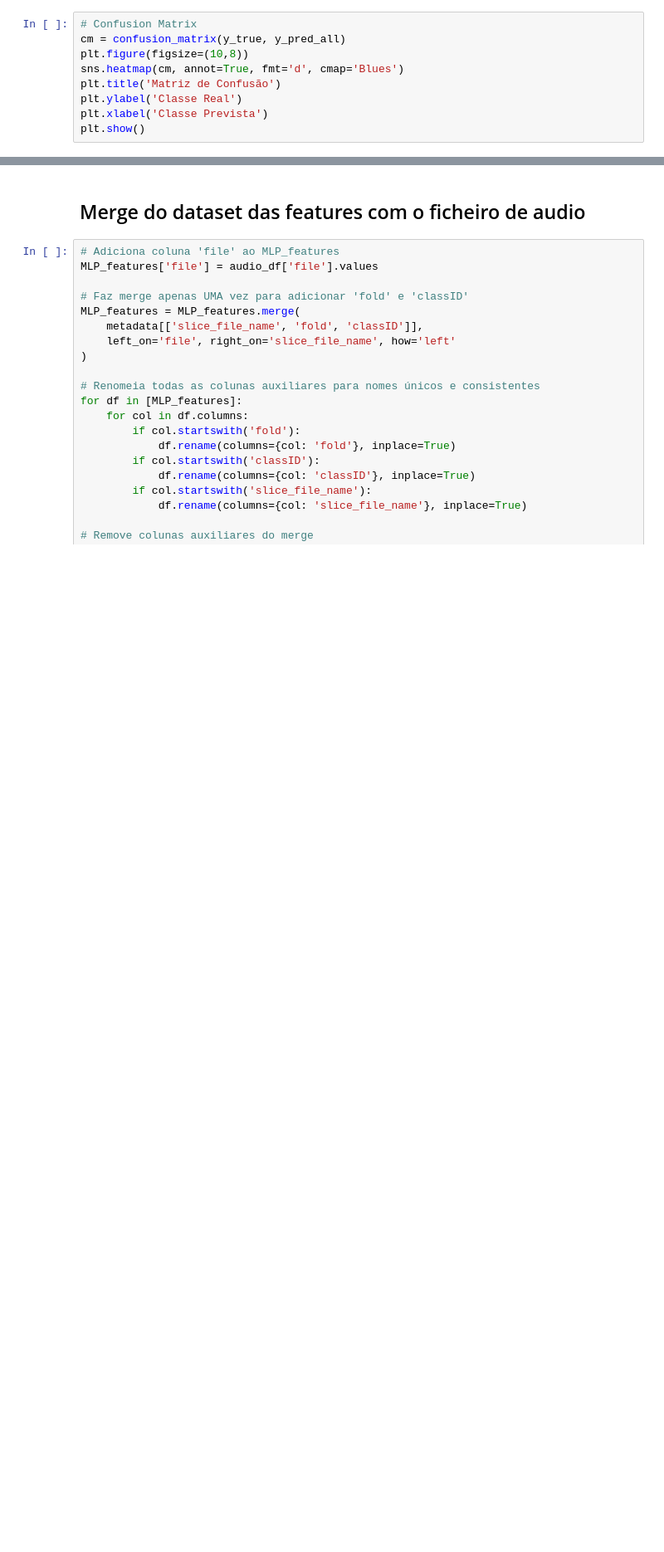
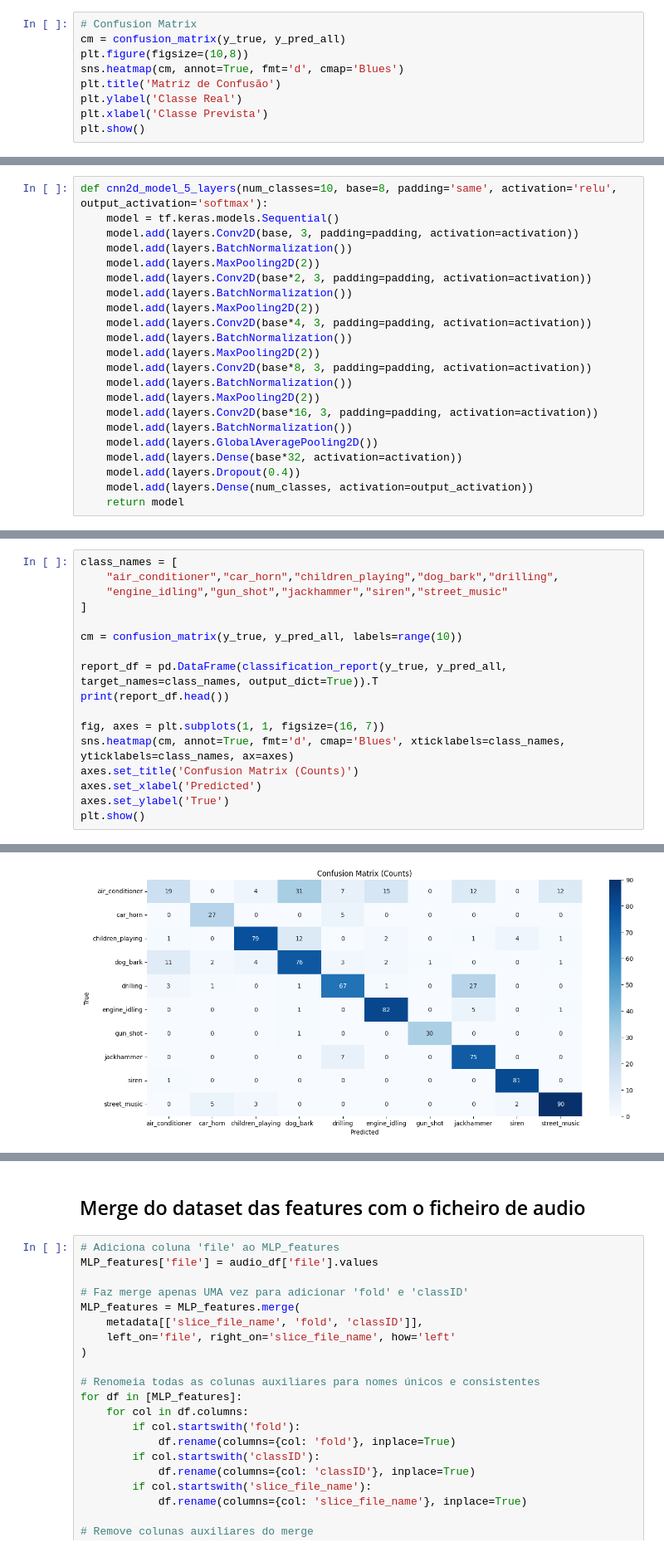
Before and after one commit to Filipe-Leao/urbansound8k---Neural-Networks, a Jupyter notebook: trabalho.ipynb, the cells around one changed output, grey strips where cells are left out. Shown at 83% size. Drawn from its saved outputs; the diff is of its cells as text; blank space fills up the shorter version.

```diff
--- a/trabalho.ipynb
+++ b/trabalho.ipynb
@@ -1447,0 +1135,22 @@ print(classification_report(y_test, y_pred_classes, digits=4))
+# %%
+def cnn2d_model_5_layers(num_classes=10, base=8, padding='same', activation='relu', output_activation='softmax'):
+    model = tf.keras.models.Sequential()
+    model.add(layers.Conv2D(base, 3, padding=padding, activation=activation))
+    model.add(layers.BatchNormalization())
+    model.add(layers.MaxPooling2D(2))
+    model.add(layers.Conv2D(base*2, 3, padding=padding, activation=activation))
+    model.add(layers.BatchNormalization())
+    model.add(layers.MaxPooling2D(2))
+    model.add(layers.Conv2D(base*4, 3, padding=padding, activation=activation))
+    model.add(layers.BatchNormalization())
+    model.add(layers.MaxPooling2D(2))
+    model.add(layers.Conv2D(base*8, 3, padding=padding, activation=activation))
+    model.add(layers.BatchNormalization())
+    model.add(layers.MaxPooling2D(2))
+    model.add(layers.Conv2D(base*16, 3, padding=padding, activation=activation))
+    model.add(layers.BatchNormalization())
+    model.add(layers.GlobalAveragePooling2D())
+    model.add(layers.Dense(base*32, activation=activation))
+    model.add(layers.Dropout(0.4))
+    model.add(layers.Dense(num_classes, activation=output_activation))
+    return model
@@ -1447,0 +1424,18 @@ print(classification_report(y_test, y_pred_classes, digits=4))
+# %%
+class_names = [
+    "air_conditioner","car_horn","children_playing","dog_bark","drilling",
+    "engine_idling","gun_shot","jackhammer","siren","street_music"
+]
+
+cm = confusion_matrix(y_true, y_pred_all, labels=range(10))
+
+report_df = pd.DataFrame(classification_report(y_true, y_pred_all, target_names=class_names, output_dict=True)).T
+print(report_df.head())
+
+fig, axes = plt.subplots(1, 1, figsize=(16, 7))
+sns.heatmap(cm, annot=True, fmt='d', cmap='Blues', xticklabels=class_names, yticklabels=class_names, ax=axes)
+axes.set_title('Confusion Matrix (Counts)')
+axes.set_xlabel('Predicted')
+axes.set_ylabel('True')
+plt.show()
+# %% [output]
@@ -1447,0 +1448 @@ print(classification_report(y_test, y_pred_classes, digits=4))
+[figure, added]
```
Also changed, not shown: parts of 55 cells of this notebook.
